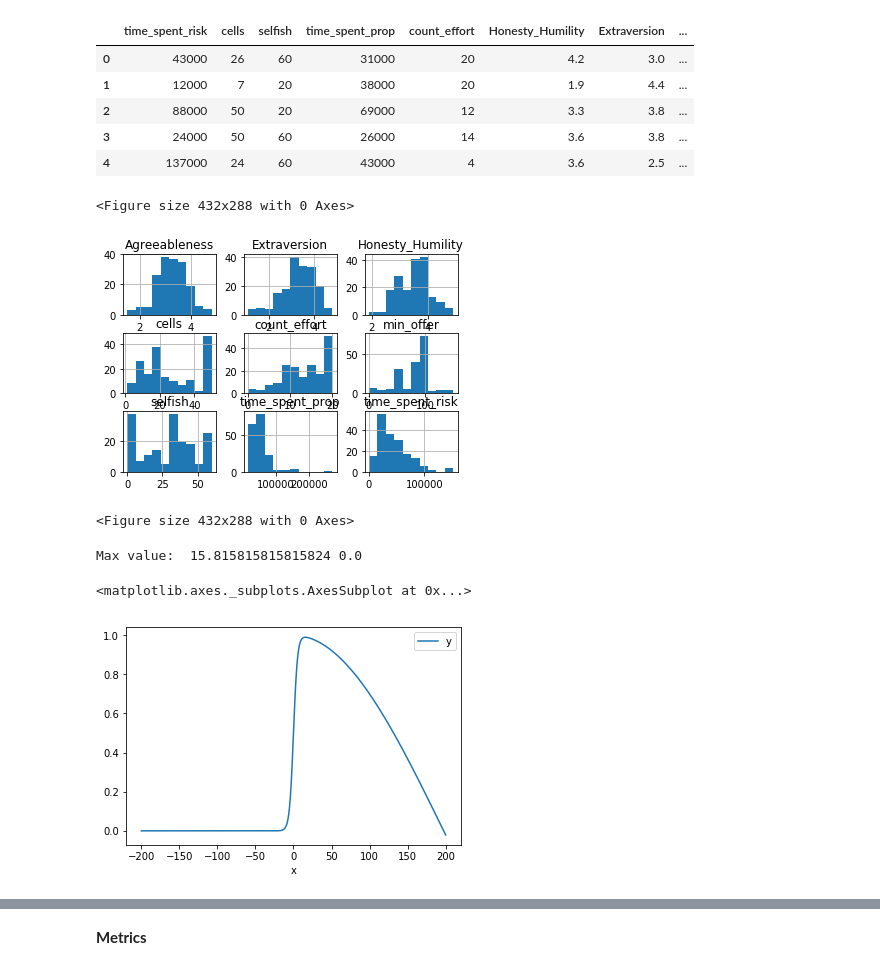
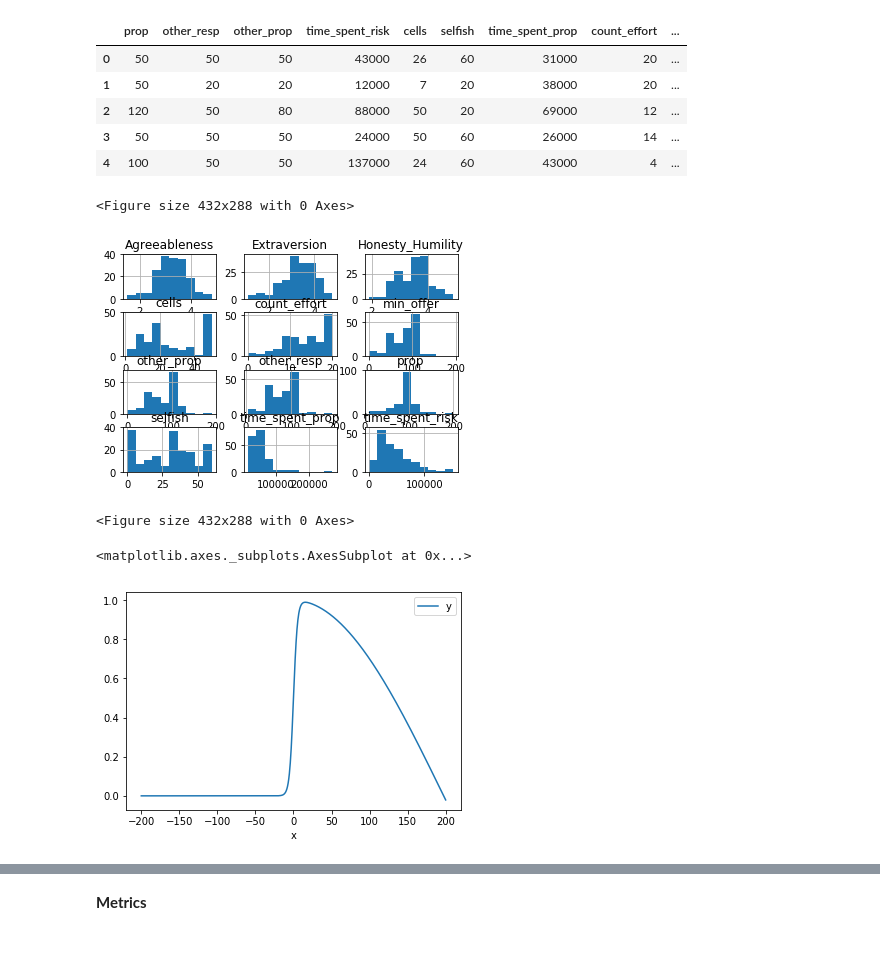
Before and after one commit to afranck64/ultimatum, a Jupyter notebook: notebooks/Model.ipynb, the cells around one changed output, grey strips where cells are left out. Saved outputs shown, nothing was run; the diff lists cells and outputs as text; code cells hidden in the pictures.

```diff
--- a/notebooks/Model.ipynb
+++ b/notebooks/Model.ipynb
@@ -1,51 +10,43 @@
 # %%
-import pandas as pd
-%matplotlib inline
-import matplotlib.pyplot as plt
-import numpy as np
-from IPython.display import display
-from sklearn.model_selection import train_test_split
-from sklearn.metrics import r2_score
-import seaborn as sb
-
+from utils.preprocessing import df_to_xy
 #fix rnd seed
 np.random.seed(7)
 
 MAX_GAIN = 200
 
 # Read and sanitize the data
 df = pd.read_excel("../data/UG_HH_NEW_continuous_no200.xls")
-df = df.dropna()
-df = df.dropna()
-df = df[['time_spent_risk', 'cells', 'selfish', 'time_spent_prop', 'count_effort',
-         'Honesty_Humility','Extraversion', 'Agreeableness', 'min_offer']]
 
-MAX_ACCEPTABLE_MIN_OFFER = 150
-df = df[df['min_offer'] <= MAX_ACCEPTABLE_MIN_OFFER]
+# df = df[['time_spent_risk', 'cells', 'selfish', 'time_spent_prop', 'count_effort',
+#          'Honesty_Humility','Extraversion', 'Agreeableness', 'min_offer']]
+
+# MAX_ACCEPTABLE_MIN_OFFER = 150
+# df = df[df['min_offer'] <= MAX_ACCEPTABLE_MIN_OFFER]
+
 
 
 #print(df[50:])
 
 # Show head and histograms
 display(df.head())
 df.hist()
 
 # Plot sample figure for min_offers
 plt.figure()
 
 #x = range(0, len(df['prop']))
 #x1 = df['min_offer']
 
 #plt.plot(x, x1)
 # %% [output]
-|  | time_spent_risk | cells | selfish | time_spent_prop | count_effort | Honesty_Humility | Extraversion | ... |
-| 0 | 43000 | 26 | 60 | 31000 | 20 | 4.2 | 3.0 | ... |
-| 1 | 12000 | 7 | 20 | 38000 | 20 | 1.9 | 4.4 | ... |
-| 2 | 88000 | 50 | 20 | 69000 | 12 | 3.3 | 3.8 | ... |
-| 3 | 24000 | 50 | 60 | 26000 | 14 | 3.6 | 3.8 | ... |
-| 4 | 137000 | 24 | 60 | 43000 | 4 | 3.6 | 2.5 | ... |
+|  | prop | other_resp | other_prop | time_spent_risk | cells | selfish | time_spent_prop | count_effort | ... |
+| 0 | 50 | 50 | 50 | 43000 | 26 | 60 | 31000 | 20 | ... |
+| 1 | 50 | 20 | 20 | 12000 | 7 | 20 | 38000 | 20 | ... |
+| 2 | 120 | 50 | 80 | 88000 | 50 | 20 | 69000 | 12 | ... |
+| 3 | 50 | 50 | 50 | 24000 | 50 | 60 | 26000 | 14 | ... |
+| 4 | 100 | 50 | 50 | 137000 | 24 | 60 | 43000 | 4 | ... |
 <Figure size 432x288 with 0 Axes>
-[figure, old version]
+[figure, new version]
 <Figure size 432x288 with 0 Axes>
 # %%
 # sb.pairplot(df, x_vars=('prop','other_resp','other_prop'), y_vars='min_offer', height=7, aspect=0.7, kind='reg')
@@ -130,13 +104,11 @@ def gain(x):
 # %%
 x = np.linspace(-200, 200, 1000)
 y = gain(x)
-print("Max value: ", x[y.argmax()], gain(-200))
 
 df = pd.DataFrame({'x':x, 'y':y})
 df.plot.line(x='x', y='y')
 # %% [output]
-Max value:  15.815815815815824 0.0
+<matplotlib.axes._subplots.AxesSubplot at 0x...>
-<matplotlib.axes._subplots.AxesSubplot at 0x...>
 [figure]
 # %%
 y = loss(x)
```
Also changed, not shown: parts of 23 cells of this notebook, 14 other files.
